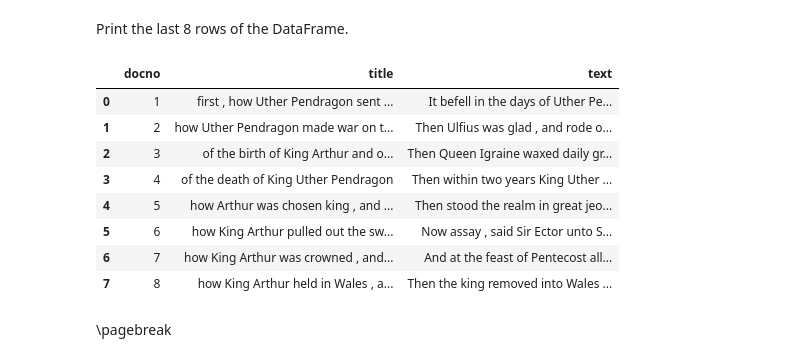
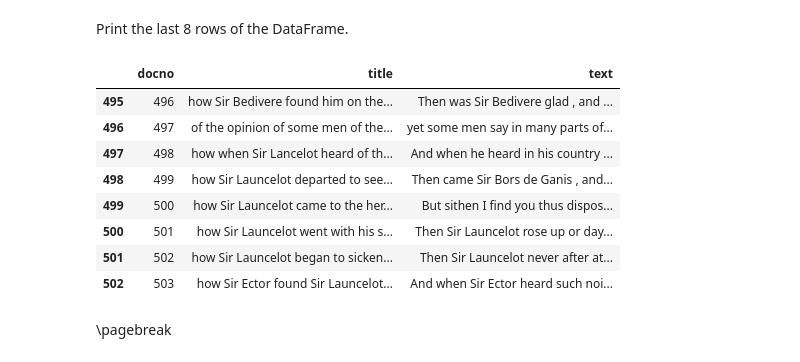
Before and after one commit to Joanna-O-Ben/ADM23_HW1, a Jupyter notebook: HW3/DMT2023_HW3.ipynb, the cells around one changed output. Cells and saved outputs as stored; diff of their text form; code cells hidden in the pictures.

Commit message:
Added the new file for part1 till point 1.1.8

```diff
--- a/HW3/DMT2023_HW3.ipynb
+++ b/HW3/DMT2023_HW3.ipynb
@@ -209,24 +201,24 @@ Print the last 8 rows of the DataFrame.
 # %%
 #YOUR CODE STARTS HERE#
 
-df.head(8)
+df.tail(8)
 
 
 
 
 
 #YOUR CODE ENDS HERE#
 #THIS IS LINE 10#
 # %% [output]
 |  | docno | title | text |
-| 0 | 1 | first , how Uther Pendragon sent ... | It befell in the days of Uther Pe... |
-| 1 | 2 | how Uther Pendragon made war on t... | Then Ulfius was glad , and rode o... |
-| 2 | 3 | of the birth of King Arthur and o... | Then Queen Igraine waxed daily gr... |
-| 3 | 4 | of the death of King Uther Pendragon | Then within two years King Uther ... |
-| 4 | 5 | how Arthur was chosen king , and ... | Then stood the realm in great jeo... |
-| 5 | 6 | how King Arthur pulled out the sw... | Now assay , said Sir Ector unto S... |
-| 6 | 7 | how King Arthur was crowned , and... | And at the feast of Pentecost all... |
-| 7 | 8 | how King Arthur held in Wales , a... | Then the king removed into Wales ... |
+| 495 | 496 | how Sir Bedivere found him on the... | Then was Sir Bedivere glad , and ... |
+| 496 | 497 | of the opinion of some men of the... | yet some men say in many parts of... |
+| 497 | 498 | how when Sir Lancelot heard of th... | And when he heard in his country ... |
+| 498 | 499 | how Sir Launcelot departed to see... | Then came Sir Bors de Ganis , and... |
+| 499 | 500 | how Sir Launcelot came to the her... | But sithen I find you thus dispos... |
+| 500 | 501 | how Sir Launcelot went with his s... | Then Sir Launcelot rose up or day... |
+| 501 | 502 | how Sir Launcelot began to sicken... | Then Sir Launcelot never after at... |
+| 502 | 503 | how Sir Ector found Sir Launcelot... | And when Sir Ector heard such noi... |
 # %% [markdown]
 <div style="page-break-after: always; visibility: hidden">
 \pagebreak
```
Also changed, not shown: parts of 16 cells of this notebook.
